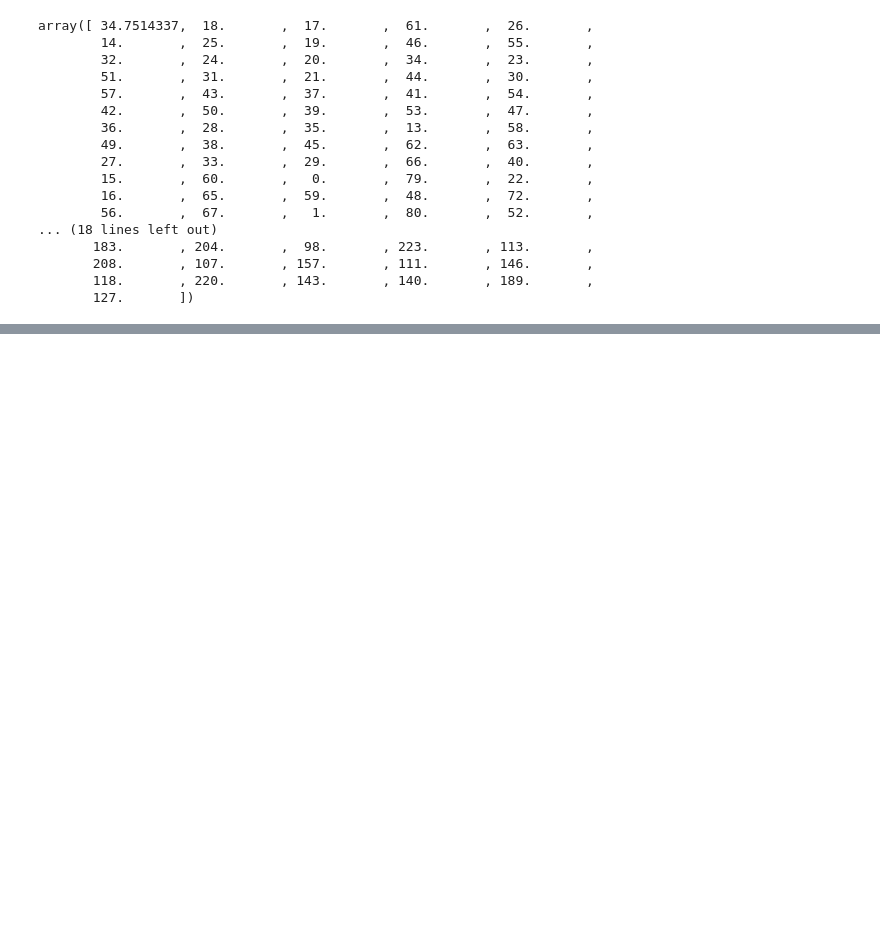
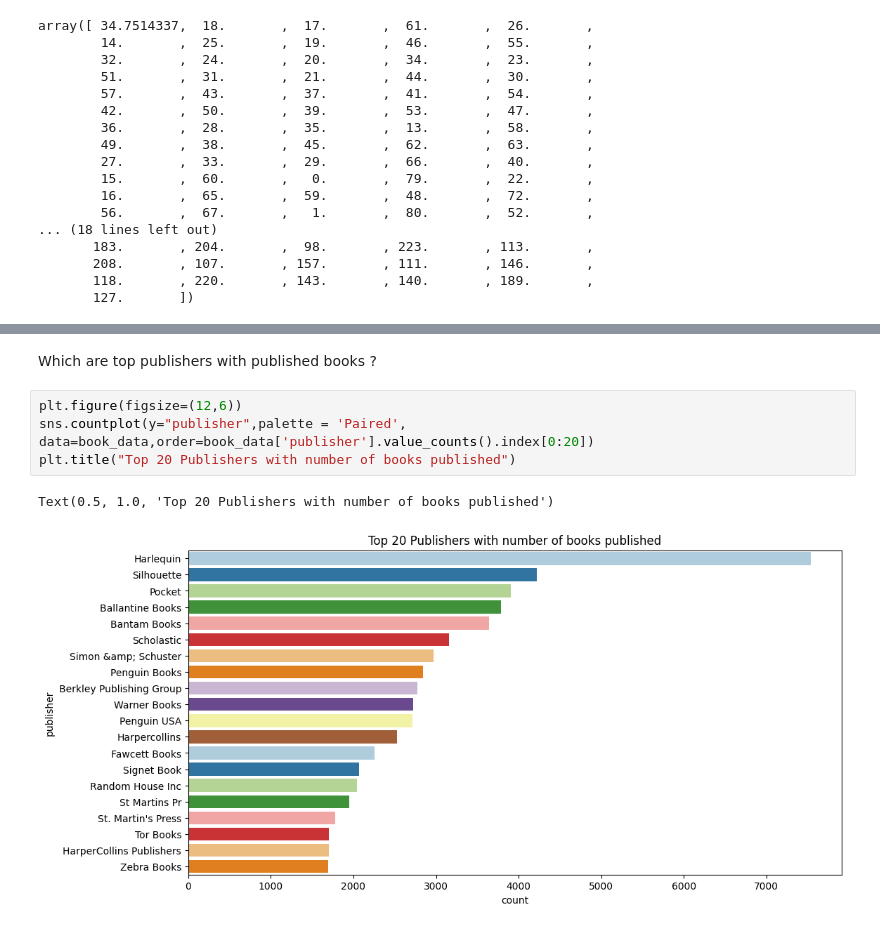
Before and after one commit to Prathamesshh/AI-Based-Book-Recommendation, a Jupyter notebook: model.ipynb, the cells around one changed output, grey strips where cells are left out. Saved outputs shown, nothing was run; the diff lists cells and outputs as text; blank space fills up the shorter version.

```diff
--- a/model.ipynb
+++ b/model.ipynb
@@ -273,0 +358,9 @@ array([ 34.7514337,  18.       ,  17.       ,  61.       ,  26.       ,
+# %% [markdown]
+Which are top publishers with published books ?
+# %%
+plt.figure(figsize=(12,6))
+sns.countplot(y="publisher",palette = 'Paired', data=book_data,order=book_data['publisher'].value_counts().index[0:20])
+plt.title("Top 20 Publishers with number of books published")
+# %% [output]
+Text(0.5, 1.0, 'Top 20 Publishers with number of books published')
+[figure, added]
```
Also changed, not shown: parts of 33 cells of this notebook.
